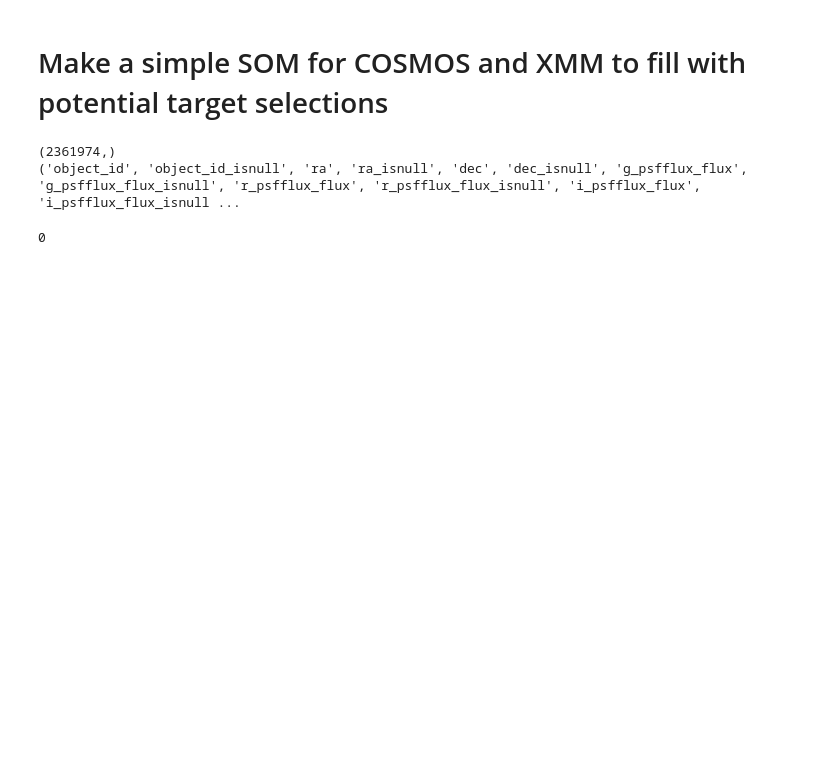
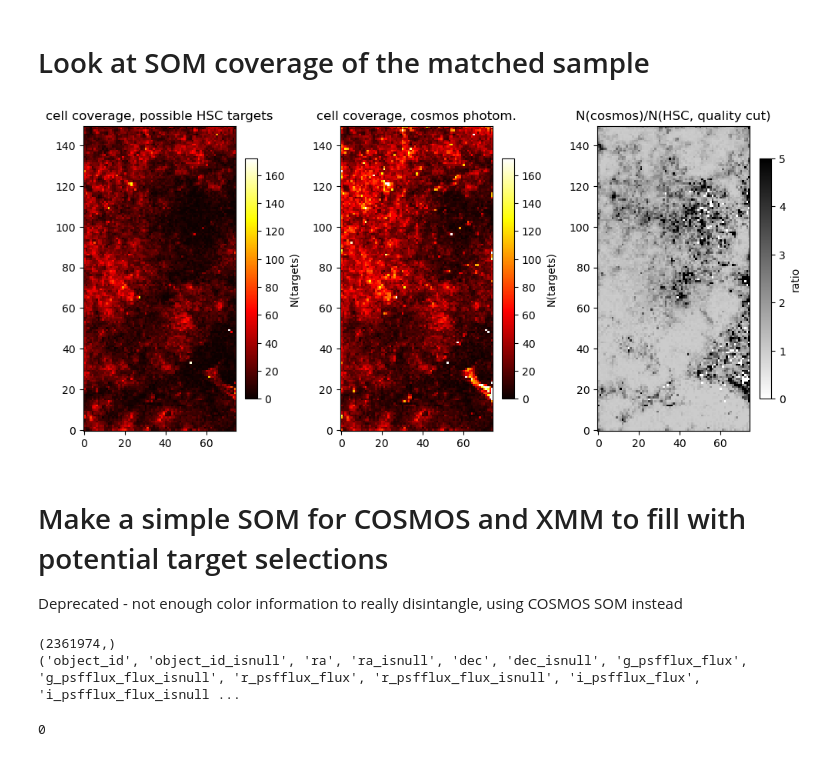
Before and after one commit to jmccull/desi_deep, a Jupyter notebook: SOM_cosmos.ipynb, the cells around one changed output. Cells and saved outputs as stored; diff of their text form; code cells hidden in the pictures; blank space fills up the shorter version.

```diff
--- a/SOM_cosmos.ipynb
+++ b/SOM_cosmos.ipynb
@@ -15,5 +135,44 @@ from sompz.som import *
+# %% [markdown]
+# Look at SOM coverage of the matched sample
+# %%
+def format_cell_props(unqcells,prop,shp=(150,75)):
+    #function takes unique cell ids and property vectors and reshapes it into a SOM array that is NaN where undefined, for plotting
+    output = np.ones(shp[0]*shp[1])*np.NaN
+    for i,c in enumerate(unqcells):
+        output[c] = prop[i]
+
+    return np.reshape(output,shp)
+
+def get_coverage(cellids,shp=(150,75)):
+    #get cell occupancy, return SOM object formatted correctly
+    unqcells, cts = np.unique(cellids,return_counts=True)
+    output = format_cell_props(unqcells,cts,shp=shp)
+    output[np.isnan(output)] = 0 #its occupancy, so this is valid
+    return output
+# %%
+occup = get_coverage(matched_targets['CELLINDEX'])
+occup_cosmos = get_coverage(cosmos['CELLINDEX'])
+
+fig,ax = plt.subplots(1,3,figsize=(10,5))
+img = ax[0].imshow(occup,origin='lower',interpolation='nearest',cmap='hot')
+ax[0].set_title('cell coverage, possible HSC targets')
+plt.colorbar(img, ax=ax[0],label='N(targets)',shrink=0.7)
+
+img = ax[1].imshow(occup_cosmos,origin='lower',interpolation='nearest',cmap='hot',vmin=0,vmax=np.max(occup))
+ax[1].set_title('cell coverage, cosmos photom.')
+plt.colorbar(img, ax=ax[1],label='N(targets)',shrink=0.7)
+
+img = ax[2].imshow(occup_cosmos/occup,origin='lower',interpolation='nearest',cmap='binary',vmin=0,vmax=5)
+ax[2].set_title('N(cosmos)/N(HSC, quality cut)')
+plt.colorbar(img, ax=ax[2],label='ratio',shrink=0.7)
+
+plt.tight_layout()
+plt.show()
+# %% [output]
+[figure, added]
 # %% [markdown]
 # Make a simple SOM for COSMOS and XMM to fill with potential target selections
+Deprecated - not enough color information to really disintangle, using COSMOS SOM instead
 # %%
 class SOM:
     def __init__(self, x, y, input_dim, learning_rate=0.5, sigma=6,random_start=False):
```
Also changed, not shown: parts of 18 cells of this notebook.
